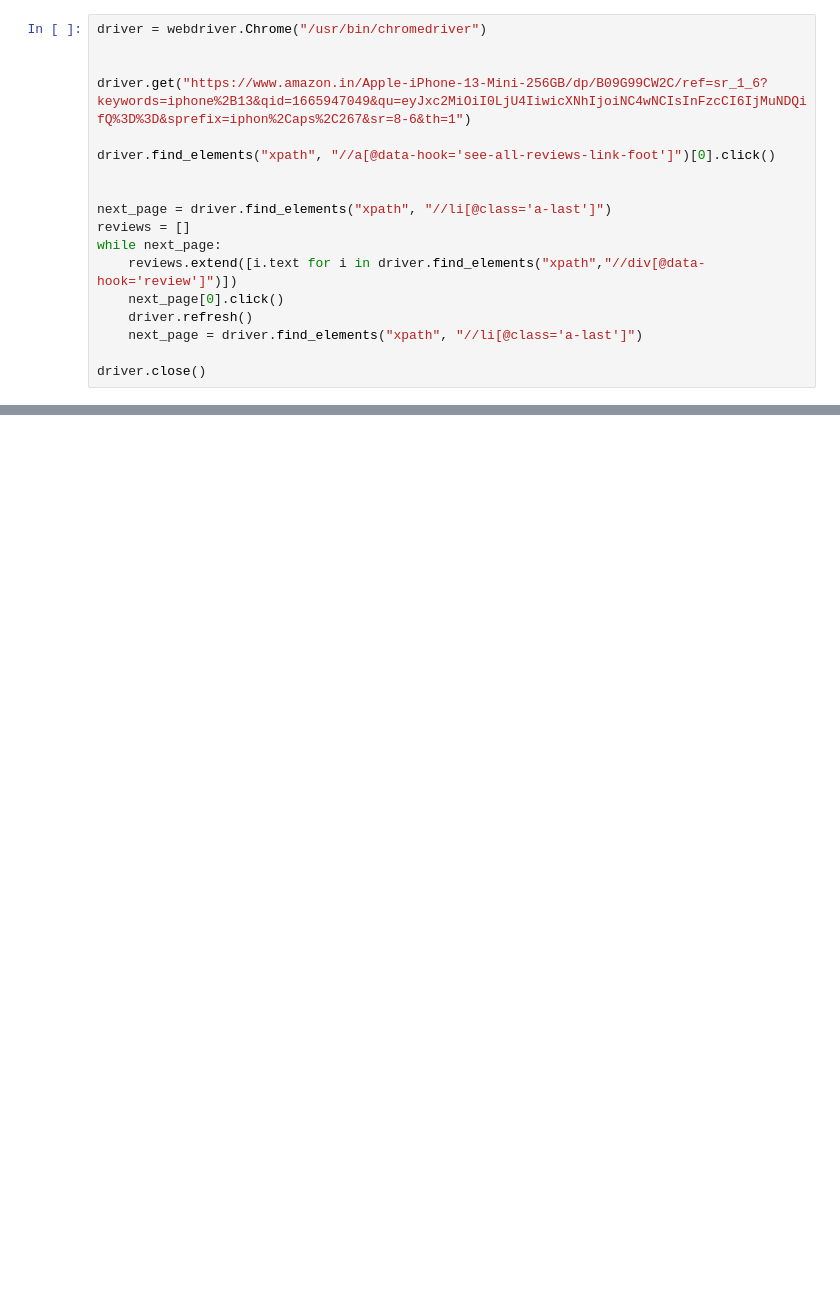
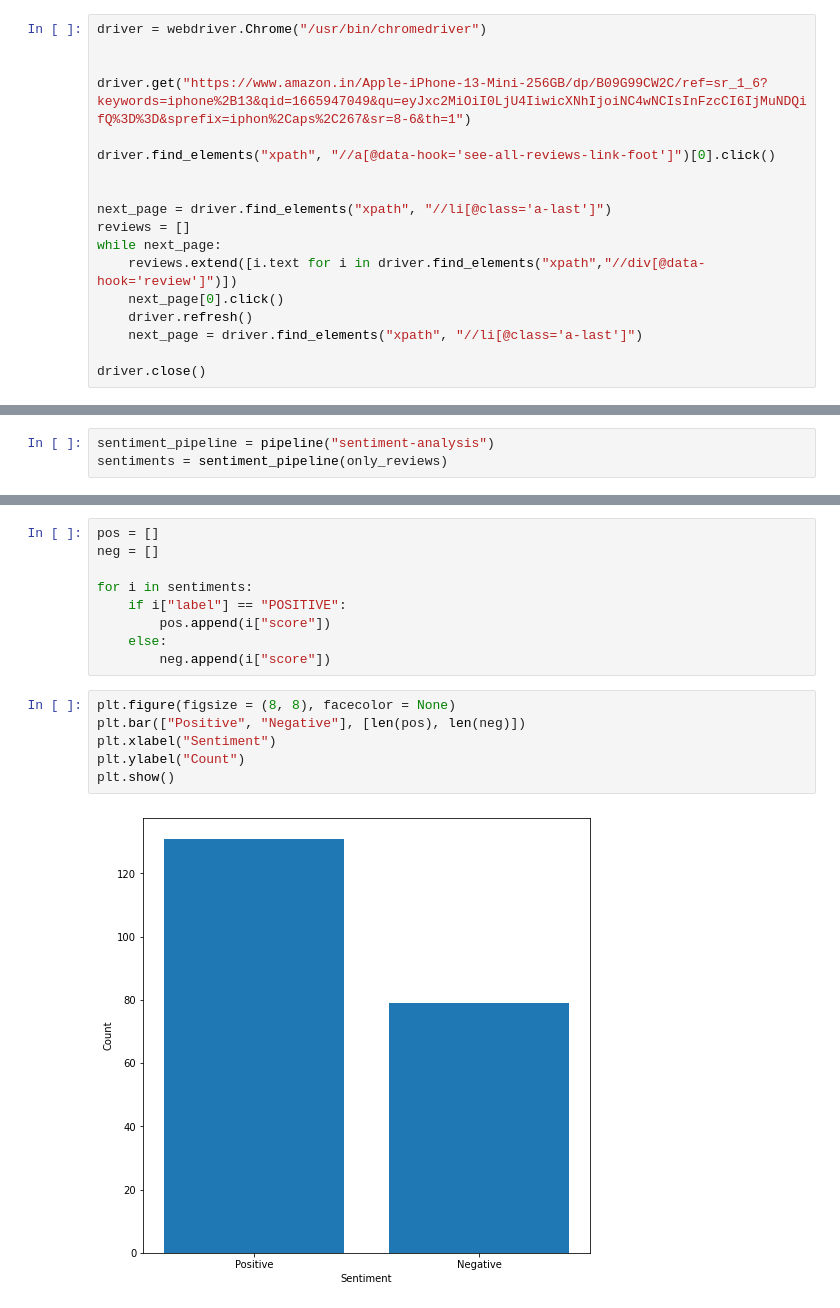
Before and after one commit to bharathraj-v/reviews-sentiment-analysis, a Jupyter notebook: main.ipynb, the cells around one changed output, grey strips where cells are left out. Cells and saved outputs as stored; diff of their text form; blank space fills up the shorter version.

```diff
--- a/main.ipynb
+++ b/main.ipynb
@@ -24,0 +72,3 @@ driver.close()
+# %%
+sentiment_pipeline = pipeline("sentiment-analysis")
+sentiments = sentiment_pipeline(only_reviews)
@@ -24,0 +86,17 @@ driver.close()
+# %%
+pos = []
+neg = []
+
+for i in sentiments:
+    if i["label"] == "POSITIVE":
+        pos.append(i["score"])
+    else:
+        neg.append(i["score"])
+# %%
+plt.figure(figsize = (8, 8), facecolor = None)
+plt.bar(["Positive", "Negative"], [len(pos), len(neg)])
+plt.xlabel("Sentiment")
+plt.ylabel("Count")
+plt.show()
+# %% [output]
+[figure, added]
```
Also changed, not shown: parts of 15 cells of this notebook.
